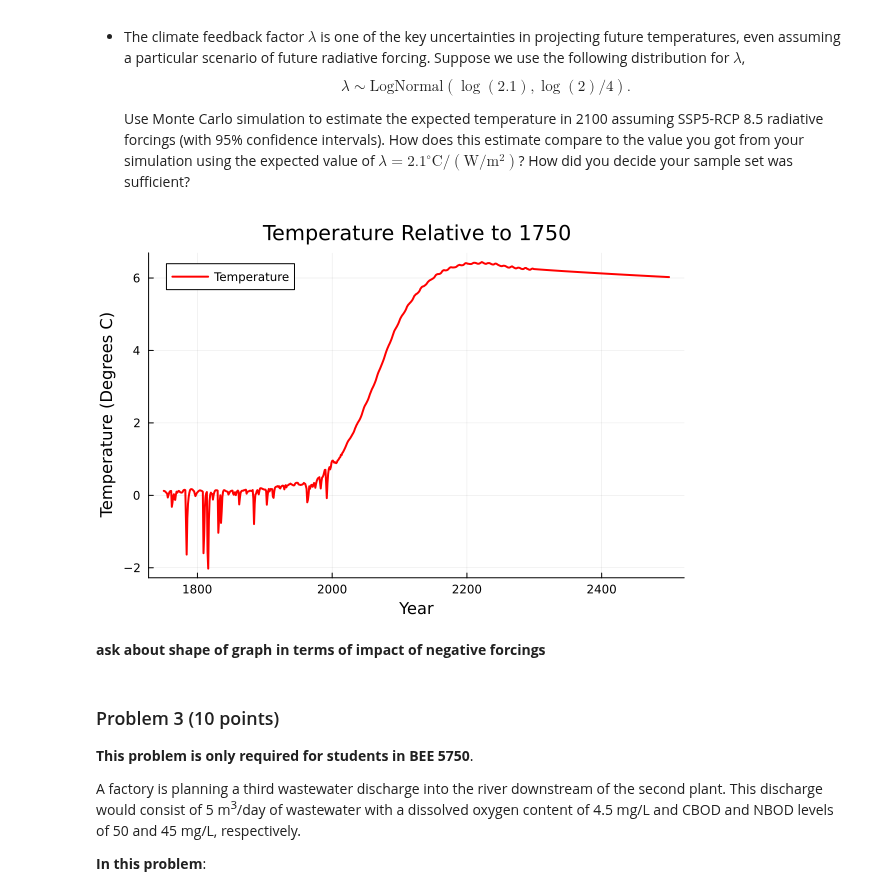
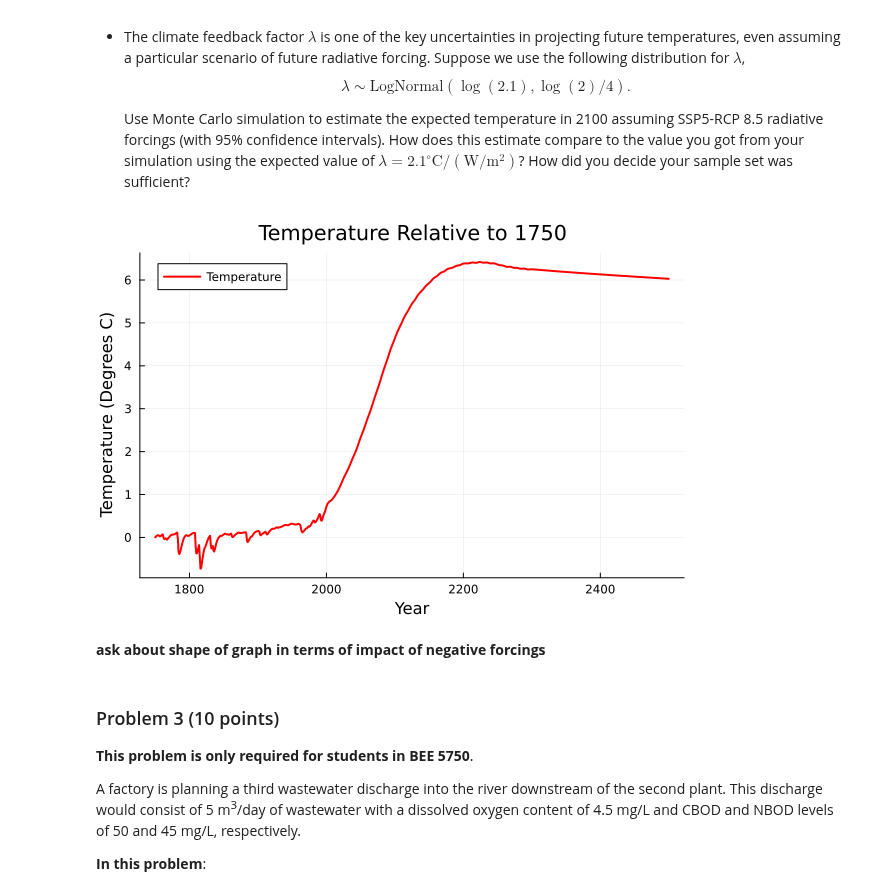
Before and after one commit to BEE4750-FA24/hw3-last-three-braincells, a Jupyter notebook: hw03.ipynb, the cells around one changed output. Saved outputs shown, nothing was run; the diff lists cells and outputs as text; code cells hidden in the pictures.

```diff
--- a/hw03.ipynb
+++ b/hw03.ipynb
@@ -347,30 +331,24 @@ plot!(p_forcing, t, forcing_non_aerosol, label="Non-Aerosol Forcing", color=:red
     you decide your sample set was sufficient?
 # %%
 lambda = 2.1 #degrees C / (W/m^2)
-c = 4.184*10^6 #Joules/Kelvin*m^2
+c = 4.184e6 #Joules/Kelvin*m^2
 d = 86 #meters
 a = 0.8 # uncertainty scaling factor
+C = c * d
 delta_t = 31558152 #seconds
 
-function calculate_T(c, d, F, lambda,t)
-    # Calculate constant
-    con = (-(c*d)*log(abs(F)))/lambda
-    T = (exp(-(lambda*(t+con)/(c*d)))+F)/lambda
-    return(T)
-end
+T_vec = zeros(length(forcing_total))
 
-T_vec = zeros(length(forcing_total))
-for i = 1:length(forcing_total)
+for i = 2:length(forcing_total)
     F = forcing_total[i]
-    time = t[i]*31558152
-    T_vec[i] = calculate_T(c,d,F,lambda,time)
+    T_vec[i] = T_vec[i-1] + (delta_t/C)*(F-lambda*T_vec[i-1])
 end
 
 plot(t, T_vec, label="Temperature", xlabel = "Year", ylabel = "Temperature (Degrees C)", title = "Temperature Relative to 1750" , color=:red, linewidth=2)
 # %% [output]
-[figure, old version]
+[figure, new version]
-# %% [markdown]
-**ask about shape of graph in terms of impact of negative forcings**
+# %% [markdown]
+**ask about shape of graph in terms of impact of negative forcings**
 # %% [markdown]
 ### Problem 3 (10 points)
 
```
Also changed, not shown: parts of 1 cell of this notebook.
